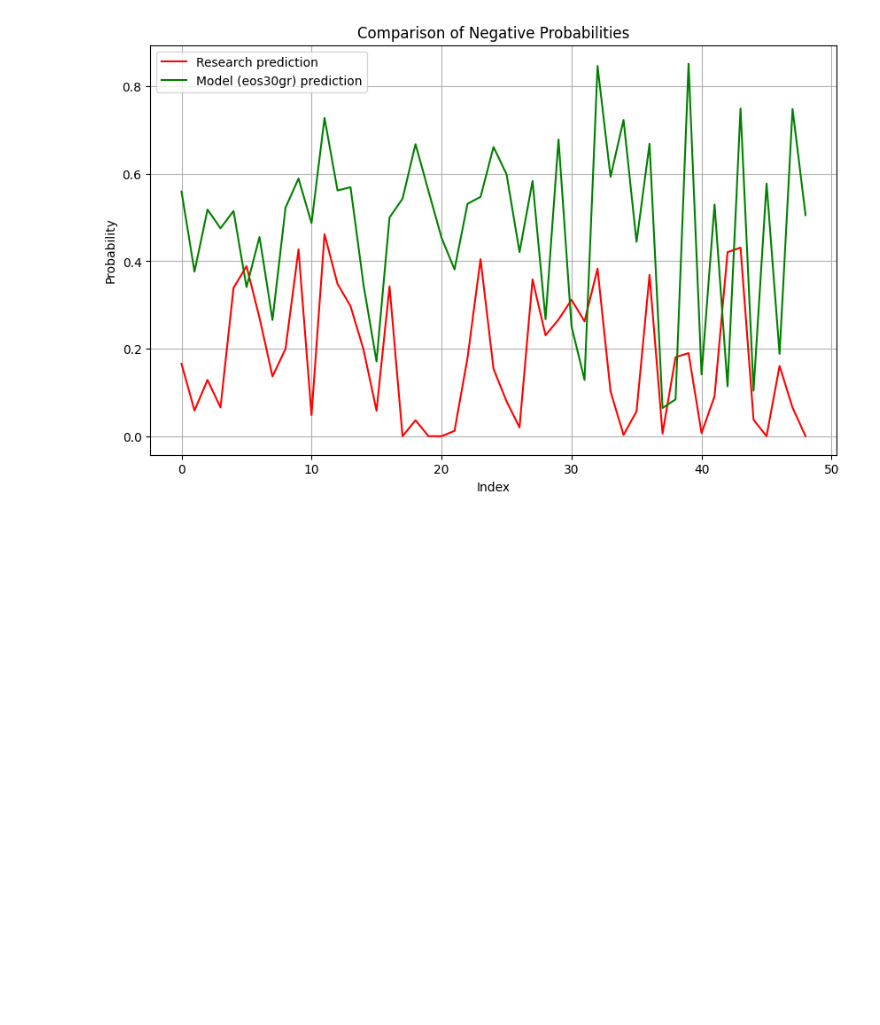
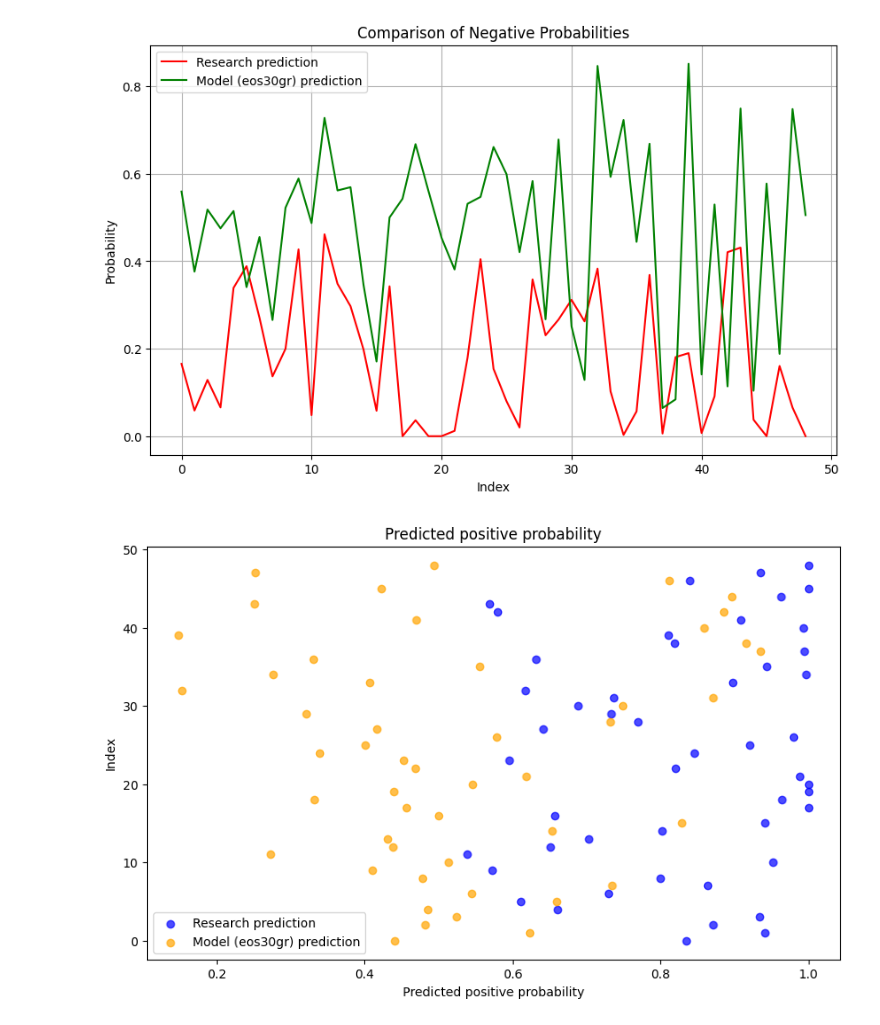
Before and after one commit to anushk4/model-validation, a Jupyter notebook: notebooks/01_model_reproducibility.ipynb, the cells around one changed output. Cells and saved outputs as stored; diff of their text form; code cells hidden in the pictures; blank space fills up the shorter version.

```diff
--- a/notebooks/01_model_reproducibility.ipynb
+++ b/notebooks/01_model_reproducibility.ipynb
@@ -203,3 +202,15 @@ plt.legend()
 plt.show()
 # %% [output]
 [figure]
+# %%
+plt.figure(figsize=(10, 6))
+plt.scatter(original_data['Predicted positive probability'], original_data.index, color = 'blue', marker = 'o', label = 'Research prediction', alpha = 0.7)
+plt.scatter(output['Predicted positive probability'], output.index, color = 'orange', marker = 'o', label = 'Model (eos30gr) prediction', alpha = 0.7)
+plt.xlabel('Predicted positive probability')
+plt.ylabel('Index')
+plt.title('Predicted positive probability')
+plt.savefig('../plots/scatter_research_predictions.png')
+plt.legend()
+plt.show()
+# %% [output]
+[figure, added]
```
Also changed, not shown: parts of 3 cells of this notebook, 5 other files.
